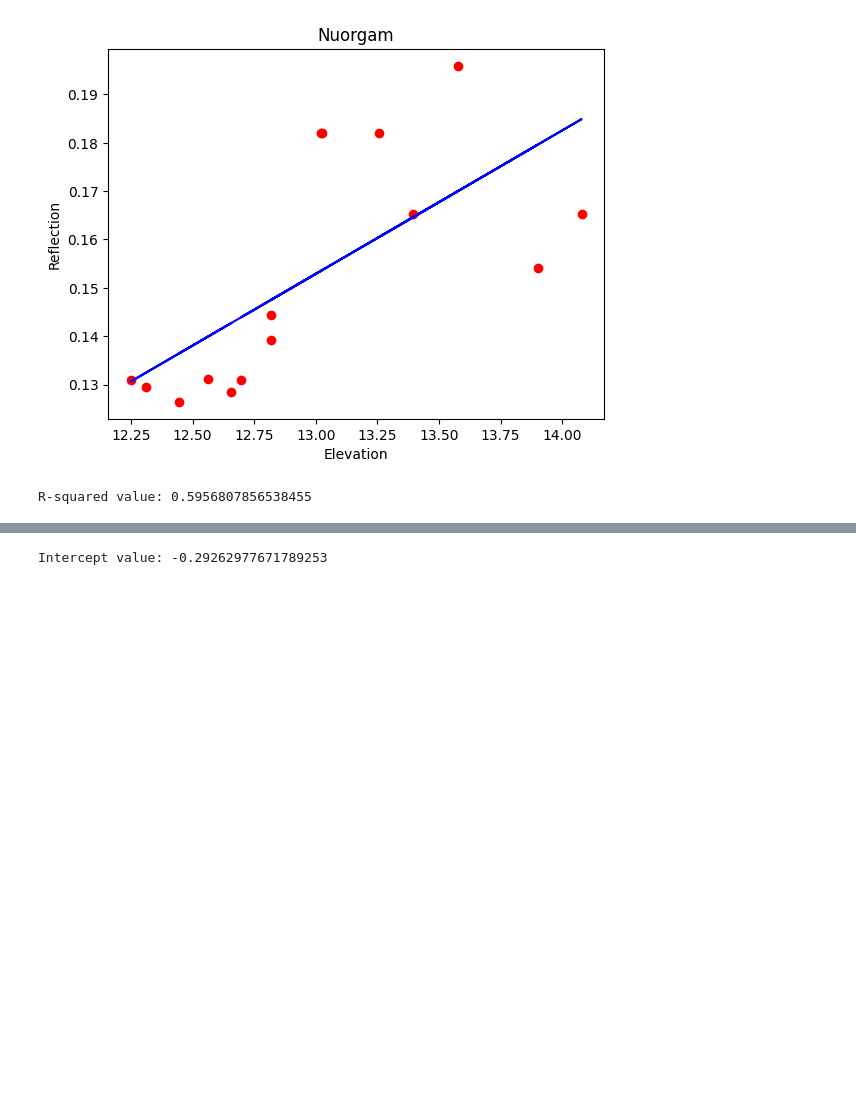
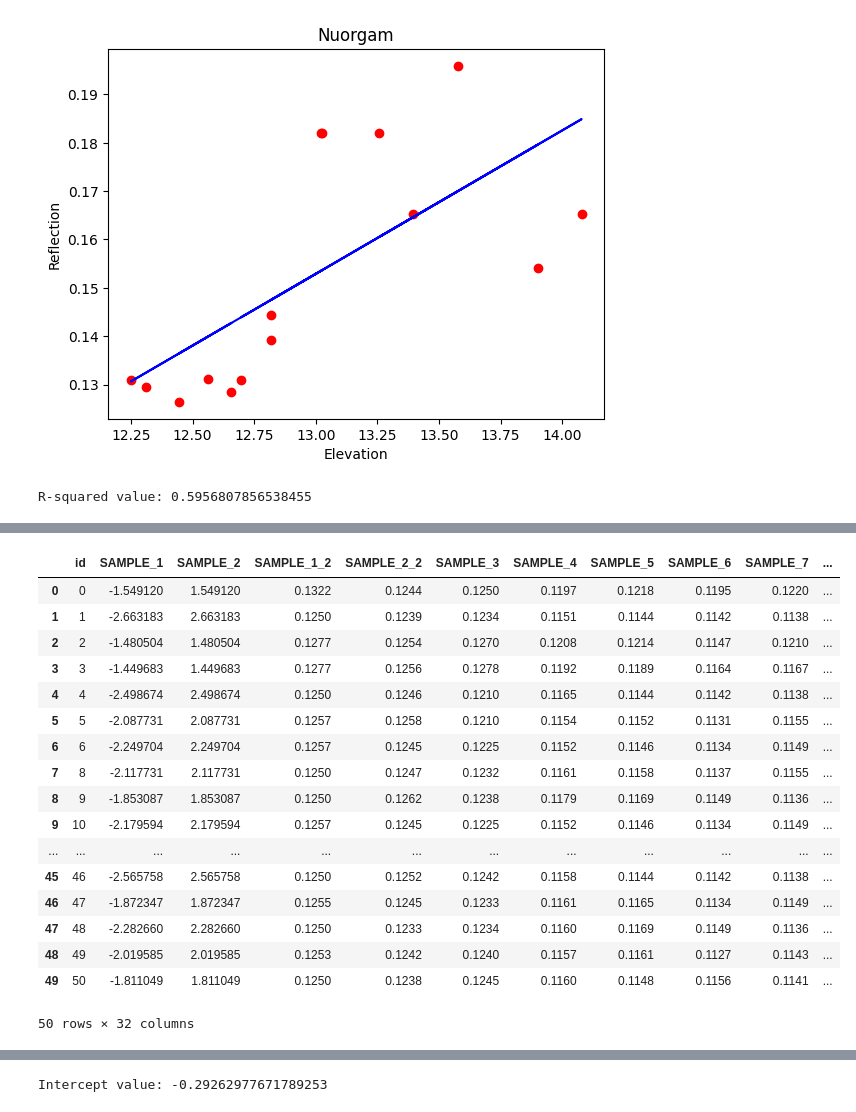
Before and after one commit to susannakukka/bathymetric-model-analysis, a Jupyter notebook: notebooks/sentinel2_bathymetry.ipynb, the cells around one changed output, grey strips where cells are left out. Cells and saved outputs as stored; diff of their text form; code cells hidden in the pictures; blank space fills up the shorter version.

Commit message:
modified indeksikartta, and added more satellite analysis results

```diff
--- a/notebooks/sentinel2_bathymetry.ipynb
+++ b/notebooks/sentinel2_bathymetry.ipynb
@@ -172,0 +220,24 @@ R-squared value: 0.5956807856538455
+# %%
+# import NUORGAM (n) SENTINEL-2 (s2) VALIDATION POINTS (v)
+n_c = pd.read_csv('../data/output/satellite-analysis/nuorgam_calibrationpoints_2.csv', delimiter=',')
+# %%
+n_c
+# %% [output]
+|  | id | SAMPLE_1 | SAMPLE_2 | SAMPLE_1_2 | SAMPLE_2_2 | SAMPLE_3 | SAMPLE_4 | SAMPLE_5 | SAMPLE_6 | SAMPLE_7 | ... |
+| 0 | 0 | -1.549120 | 1.549120 | 0.1322 | 0.1244 | 0.1250 | 0.1197 | 0.1218 | 0.1195 | 0.1220 | ... |
+| 1 | 1 | -2.663183 | 2.663183 | 0.1250 | 0.1239 | 0.1234 | 0.1151 | 0.1144 | 0.1142 | 0.1138 | ... |
+| 2 | 2 | -1.480504 | 1.480504 | 0.1277 | 0.1254 | 0.1270 | 0.1208 | 0.1214 | 0.1147 | 0.1210 | ... |
+| 3 | 3 | -1.449683 | 1.449683 | 0.1277 | 0.1256 | 0.1278 | 0.1192 | 0.1189 | 0.1164 | 0.1167 | ... |
+| 4 | 4 | -2.498674 | 2.498674 | 0.1250 | 0.1246 | 0.1210 | 0.1165 | 0.1144 | 0.1142 | 0.1138 | ... |
+| 5 | 5 | -2.087731 | 2.087731 | 0.1257 | 0.1258 | 0.1210 | 0.1154 | 0.1152 | 0.1131 | 0.1155 | ... |
+| 6 | 6 | -2.249704 | 2.249704 | 0.1257 | 0.1245 | 0.1225 | 0.1152 | 0.1146 | 0.1134 | 0.1149 | ... |
+| 7 | 8 | -2.117731 | 2.117731 | 0.1250 | 0.1247 | 0.1232 | 0.1161 | 0.1158 | 0.1137 | 0.1155 | ... |
+| 8 | 9 | -1.853087 | 1.853087 | 0.1250 | 0.1262 | 0.1238 | 0.1179 | 0.1169 | 0.1149 | 0.1136 | ... |
+| 9 | 10 | -2.179594 | 2.179594 | 0.1257 | 0.1245 | 0.1225 | 0.1152 | 0.1146 | 0.1134 | 0.1149 | ... |
+| ... | ... | ... | ... | ... | ... | ... | ... | ... | ... | ... | ... |
+| 45 | 46 | -2.565758 | 2.565758 | 0.1250 | 0.1252 | 0.1242 | 0.1158 | 0.1144 | 0.1142 | 0.1138 | ... |
+| 46 | 47 | -1.872347 | 1.872347 | 0.1255 | 0.1245 | 0.1233 | 0.1161 | 0.1165 | 0.1134 | 0.1149 | ... |
+| 47 | 48 | -2.282660 | 2.282660 | 0.1250 | 0.1233 | 0.1234 | 0.1160 | 0.1169 | 0.1149 | 0.1136 | ... |
+| 48 | 49 | -2.019585 | 2.019585 | 0.1253 | 0.1242 | 0.1240 | 0.1157 | 0.1161 | 0.1127 | 0.1143 | ... |
+| 49 | 50 | -1.811049 | 1.811049 | 0.1250 | 0.1238 | 0.1245 | 0.1160 | 0.1148 | 0.1156 | 0.1141 | ... |
+50 rows × 32 columns
```
Also changed, not shown: parts of 23 cells of this notebook, 3 other files.
